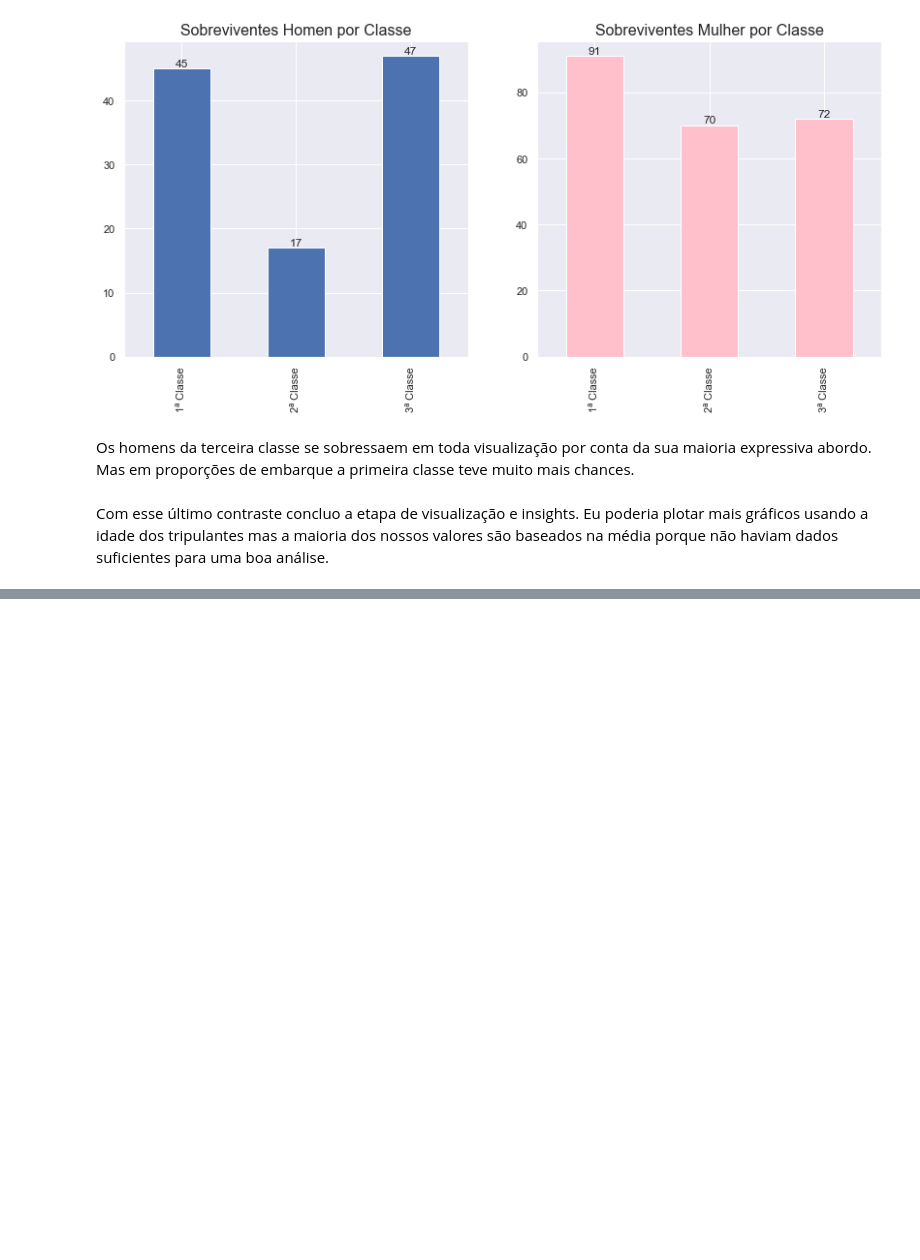
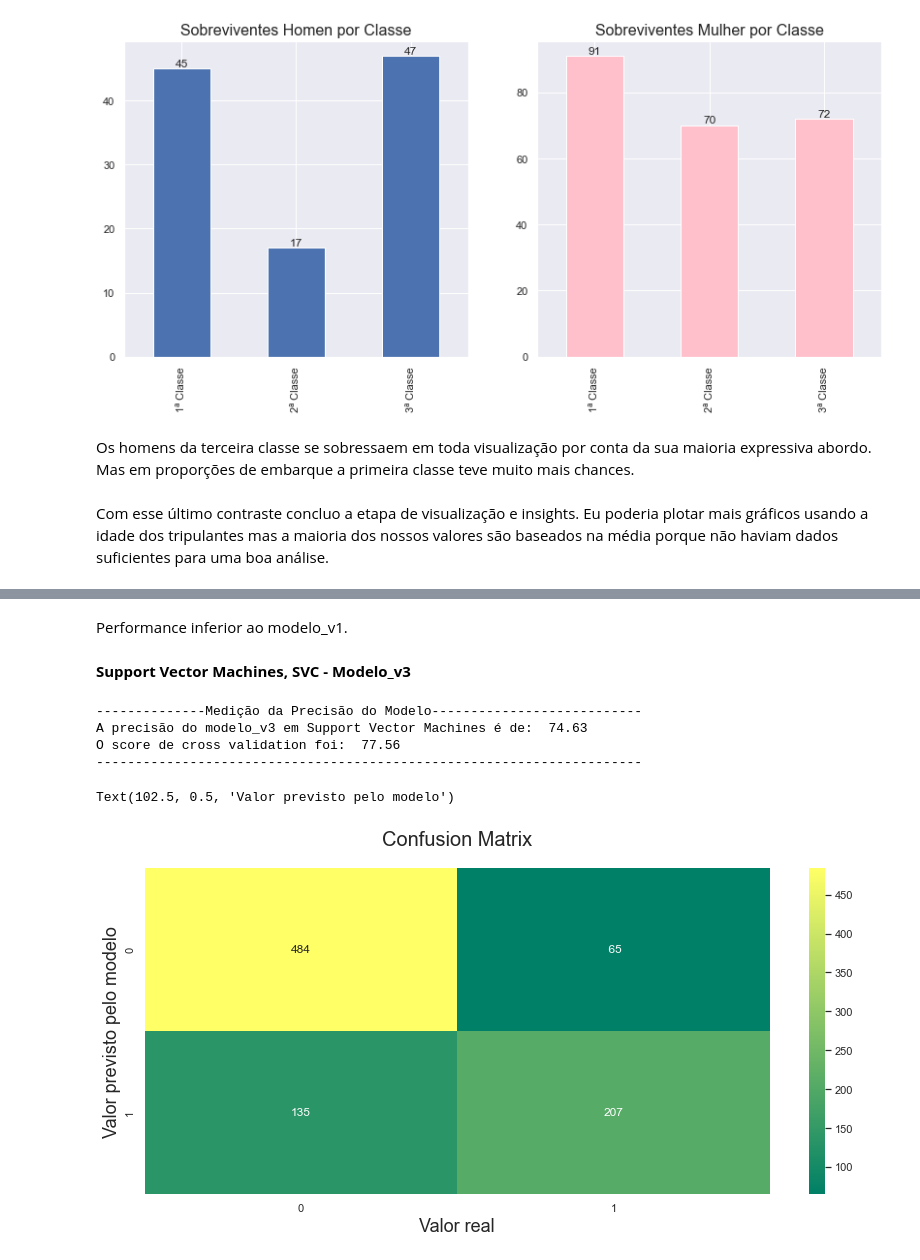
Before and after one commit to Rebeque/Titanic---Quem-sobreviveria-ETL-EDA-ML-Deploy-HTML-CSS-, a Jupyter notebook: Notebook_Titanic_Quem sobreviveria_v0.1.ipynb, the cells around one changed output, grey strips where cells are left out. Cells and saved outputs as stored; diff of their text form; code cells hidden in the pictures; blank space fills up the shorter version.

```diff
--- a/Notebook_Titanic_Quem sobreviveria_v0.1.ipynb
+++ b/Notebook_Titanic_Quem sobreviveria_v0.1.ipynb
@@ -710,0 +877,35 @@ Index(['Classe_Passageiro', 'Nome', 'Gênero', 'Idade', 'N_Esposa_Irmãos',
+# %% [markdown]
+Performance inferior ao modelo_v1.
+# %% [markdown]
+**Support Vector Machines, SVC - Modelo_v3**
+# %%
+from sklearn.svm import SVC, LinearSVC
+
+modelo_v3 = SVC() # Entrega o objeto ao método
+
+modelo_v3.fit(X_train,y_train) # Treina o modelo com os dados supervisionados
+predicao_v3 = modelo_v3.predict(X_test) # Gera a predição usando esse modelo vs os dados separadaos para teste
+
+print('--------------Medição da Precisão do Modelo---------------------------')
+print('A precisão do modelo_v3 em Support Vector Machines é de: ',
+      round(accuracy_score(predicao_v3,y_test)*100,2)) # Arredonda o valor em porcentagem
+
+kfold = KFold(n_splits=10) # Dividindo os dados em 10 partes para teste em KFold
+resultado_v3 = cross_val_score(modelo_v3,all_features,feature_target,cv=10,scoring='accuracy') # Cross Validation Score
+
+print('O score de cross validation foi: ',round(resultado_v3.mean()*100,2)) # Arredonda média do resultado da cross validation
+y_pred = cross_val_predict(modelo_v3,all_features,feature_target,cv=10)
+
+print('-'*70)
+
+sns.heatmap(confusion_matrix(feature_target,y_pred),annot=True,fmt='3.0f',cmap="summer")
+plt.title('Confusion Matrix', y=1.05, size=20) # Cria a matriz de confusão para verificação visual
+plt.xlabel('Valor real', fontsize=18)
+plt.ylabel('Valor previsto pelo modelo', fontsize=18)
+# %% [output]
+--------------Medição da Precisão do Modelo---------------------------
+A precisão do modelo_v3 em Support Vector Machines é de:  74.63
+O score de cross validation foi:  77.56
+----------------------------------------------------------------------
+Text(102.5, 0.5, 'Valor previsto pelo modelo')
+[figure, added]
```
Also changed, not shown: parts of 52 cells of this notebook.
